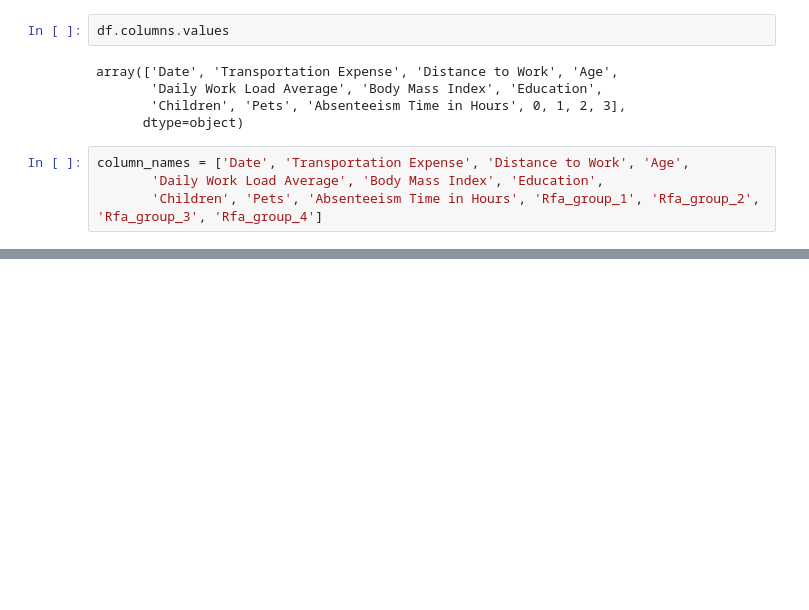
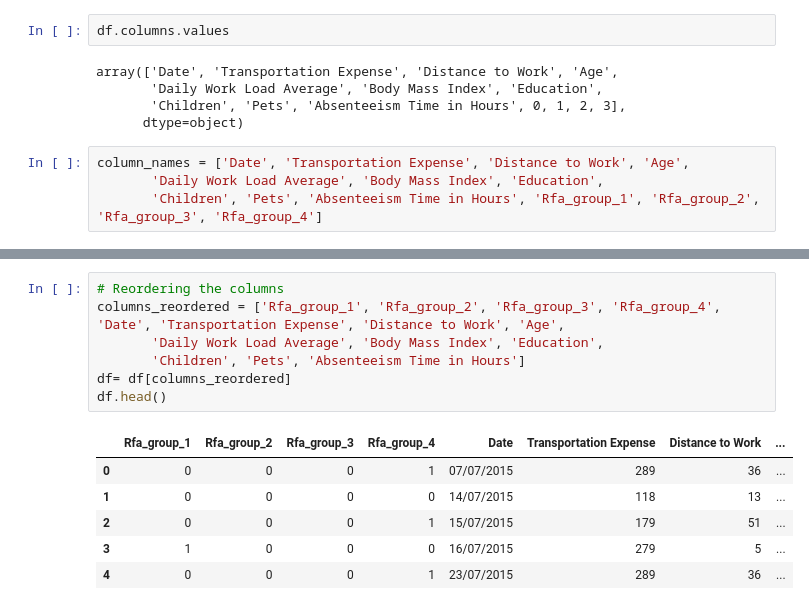
Before and after one commit to tomasz-urban/Jupyter, a Jupyter notebook: DS_bootcamp/logistic_regression/absenteeism_project.ipynb, the cells around one changed output, grey strips where cells are left out. Saved outputs shown, nothing was run; the diff lists cells and outputs as text; blank space fills up the shorter version.

Commit message:
Reorderring, renaming columns with RFA

```diff
--- a/DS_bootcamp/logistic_regression/absenteeism_project.ipynb
+++ b/DS_bootcamp/logistic_regression/absenteeism_project.ipynb
@@ -303,0 +293,14 @@ df
+# %%
+# Reordering the columns
+columns_reordered = ['Rfa_group_1', 'Rfa_group_2', 'Rfa_group_3', 'Rfa_group_4', 'Date', 'Transportation Expense', 'Distance to Work', 'Age',
+       'Daily Work Load Average', 'Body Mass Index', 'Education',
+       'Children', 'Pets', 'Absenteeism Time in Hours']
+df= df[columns_reordered]
+df.head()
+# %% [output]
+|  | Rfa_group_1 | Rfa_group_2 | Rfa_group_3 | Rfa_group_4 | Date | Transportation Expense | Distance to Work | ... |
+| 0 | 0 | 0 | 0 | 1 | 07/07/2015 | 289 | 36 | ... |
+| 1 | 0 | 0 | 0 | 0 | 14/07/2015 | 118 | 13 | ... |
+| 2 | 0 | 0 | 0 | 1 | 15/07/2015 | 179 | 51 | ... |
+| 3 | 1 | 0 | 0 | 0 | 16/07/2015 | 279 | 5 | ... |
+| 4 | 0 | 0 | 0 | 1 | 23/07/2015 | 289 | 36 | ... |
```
Also changed, not shown: parts of 1 cell of this notebook.
